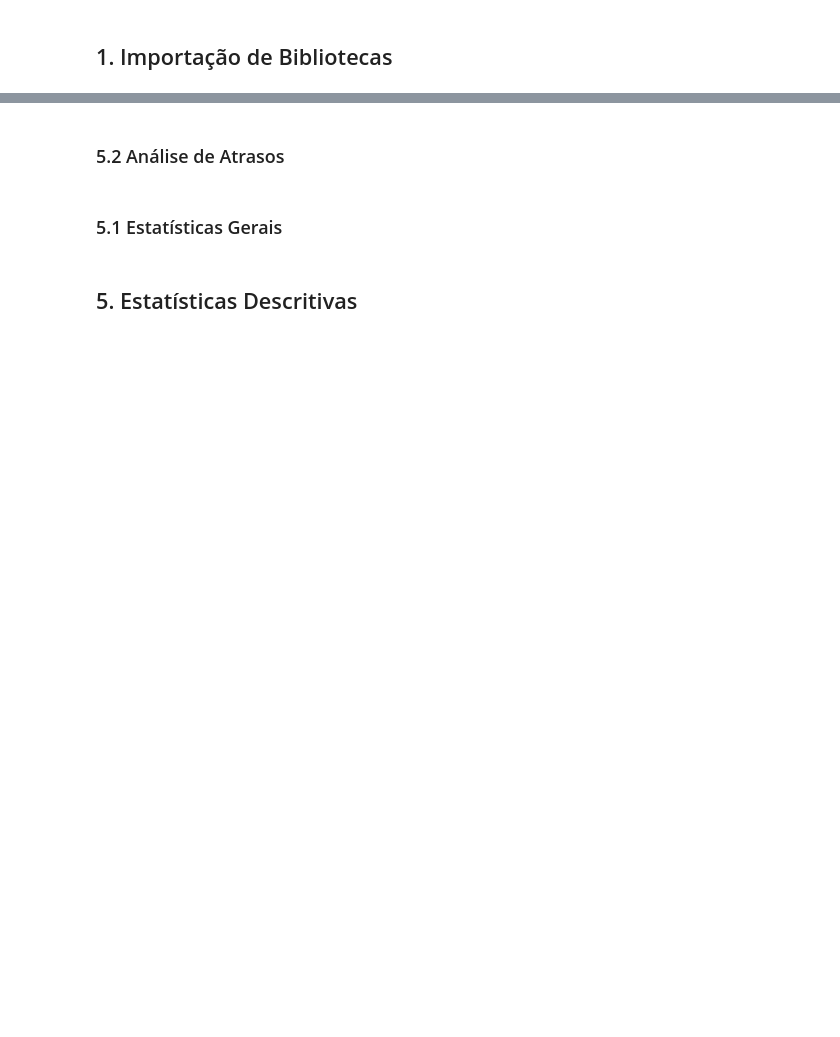
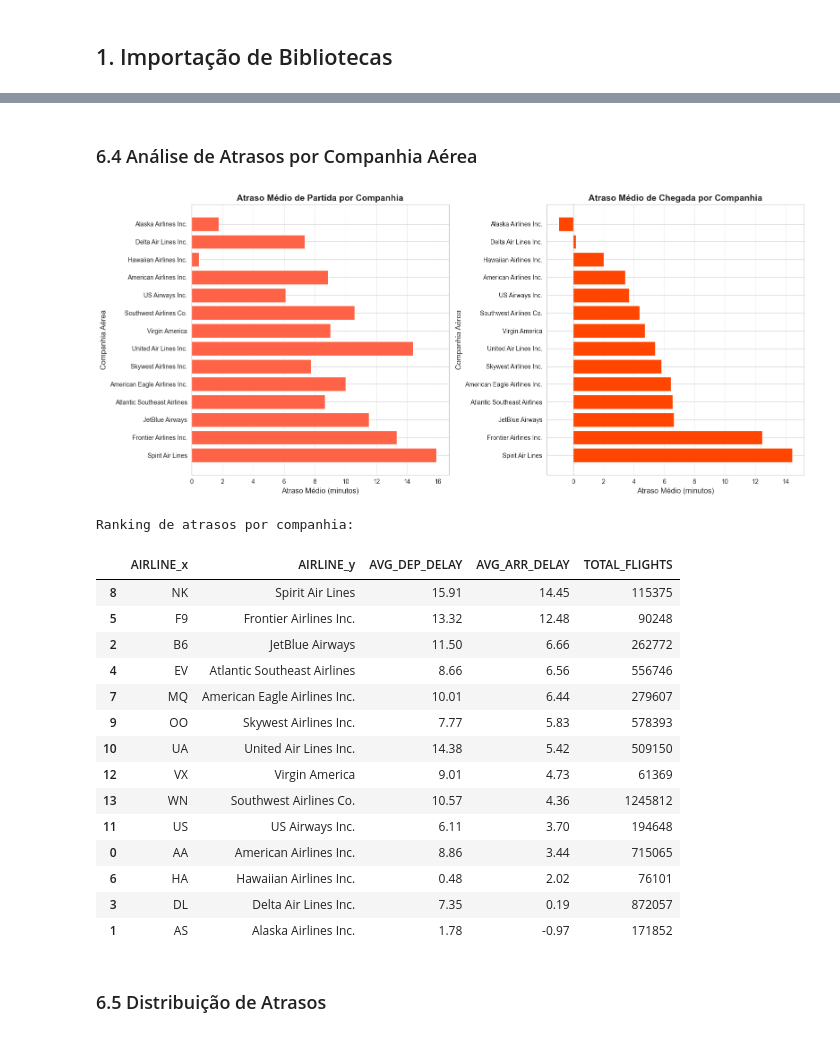
Before and after one commit to lucasedmundo11/MLET-Phase-3, a Jupyter notebook: notebooks/1 EDA.ipynb, the cells around one changed output, grey strips where cells are left out. Saved outputs shown, nothing was run; the diff lists cells and outputs as text; code cells hidden in the pictures; blank space fills up the shorter version.

```diff
--- a/notebooks/1 EDA.ipynb
+++ b/notebooks/1 EDA.ipynb
@@ -107,2 +621,58 @@ for tipo, minutos in sorted(delay_types.items(), key=lambda x: x[1], reverse=Tru
+# %% [markdown]
+### 6.4 Análise de Atrasos por Companhia Aérea
+# %%
+# Atraso médio por companhia aérea
+delay_by_airline = flights_operated.groupby('AIRLINE').agg({
+    'DEPARTURE_DELAY': 'mean',
+    'ARRIVAL_DELAY': 'mean',
+    'FLIGHT_NUMBER': 'count'
+}).reset_index()
+delay_by_airline.columns = ['AIRLINE', 'AVG_DEP_DELAY', 'AVG_ARR_DELAY', 'TOTAL_FLIGHTS']
+
+# Merge com nomes
+delay_by_airline = delay_by_airline.merge(airlines, left_on='AIRLINE', right_on='IATA_CODE', how='left')
+delay_by_airline = delay_by_airline.sort_values('AVG_ARR_DELAY', ascending=False)
+
+fig, (ax1, ax2) = plt.subplots(1, 2, figsize=(16, 7))
+
+# Atraso de partida
+ax1.barh(delay_by_airline['AIRLINE_y'], delay_by_airline['AVG_DEP_DELAY'], color='tomato')
+ax1.set_xlabel('Atraso Médio (minutos)', fontsize=12)
+ax1.set_ylabel('Companhia Aérea', fontsize=12)
+ax1.set_title('Atraso Médio de Partida por Companhia', fontsize=14, fontweight='bold')
+ax1.axvline(x=0, color='black', linestyle='--', linewidth=0.8, alpha=0.7)
+ax1.grid(axis='x', alpha=0.3)
+
+# Atraso de chegada
+ax2.barh(delay_by_airline['AIRLINE_y'], delay_by_airline['AVG_ARR_DELAY'], color='orangered')
+ax2.set_xlabel('Atraso Médio (minutos)', fontsize=12)
+ax2.set_ylabel('Companhia Aérea', fontsize=12)
+ax2.set_title('Atraso Médio de Chegada por Companhia', fontsize=14, fontweight='bold')
+ax2.axvline(x=0, color='black', linestyle='--', linewidth=0.8, alpha=0.7)
+ax2.grid(axis='x', alpha=0.3)
+
+plt.tight_layout()
+plt.show()
+
+print("Ranking de atrasos por companhia:")
+display(delay_by_airline[['AIRLINE_x', 'AIRLINE_y', 'AVG_DEP_DELAY', 'AVG_ARR_DELAY', 'TOTAL_FLIGHTS']].round(2))
+# %% [output]
+[figure, added]
+Ranking de atrasos por companhia:
+|  | AIRLINE_x | AIRLINE_y | AVG_DEP_DELAY | AVG_ARR_DELAY | TOTAL_FLIGHTS |
+| 8 | NK | Spirit Air Lines | 15.91 | 14.45 | 115375 |
+| 5 | F9 | Frontier Airlines Inc. | 13.32 | 12.48 | 90248 |
+| 2 | B6 | JetBlue Airways | 11.50 | 6.66 | 262772 |
+| 4 | EV | Atlantic Southeast Airlines | 8.66 | 6.56 | 556746 |
+| 7 | MQ | American Eagle Airlines Inc. | 10.01 | 6.44 | 279607 |
+| 9 | OO | Skywest Airlines Inc. | 7.77 | 5.83 | 578393 |
+| 10 | UA | United Air Lines Inc. | 14.38 | 5.42 | 509150 |
+| 12 | VX | Virgin America | 9.01 | 4.73 | 61369 |
+| 13 | WN | Southwest Airlines Co. | 10.57 | 4.36 | 1245812 |
+| 11 | US | US Airways Inc. | 6.11 | 3.70 | 194648 |
+| 0 | AA | American Airlines Inc. | 8.86 | 3.44 | 715065 |
+| 6 | HA | Hawaiian Airlines Inc. | 0.48 | 2.02 | 76101 |
+| 3 | DL | Delta Air Lines Inc. | 7.35 | 0.19 | 872057 |
+| 1 | AS | Alaska Airlines Inc. | 1.78 | -0.97 | 171852 |
 # %% [markdown]
-### 5.2 Análise de Atrasos
+### 6.5 Distribuição de Atrasos
@@ -133,7 +679,3 @@ print(f"Voos desviados: {flights_clean['DIVERTED'].sum():,} ({(flights_clean['DI
-# %% [markdown]
-### 5.1 Estatísticas Gerais
-# %% [markdown]
-## 5. Estatísticas Descritivas
 # %%
 # Distribuição de atrasos (limitando a -60 a 180 minutos para melhor visualização)
 fig, (ax1, ax2) = plt.subplots(1, 2, figsize=(16, 6))
```
Also changed, not shown: parts of 81 cells of this notebook, 2 other files.
